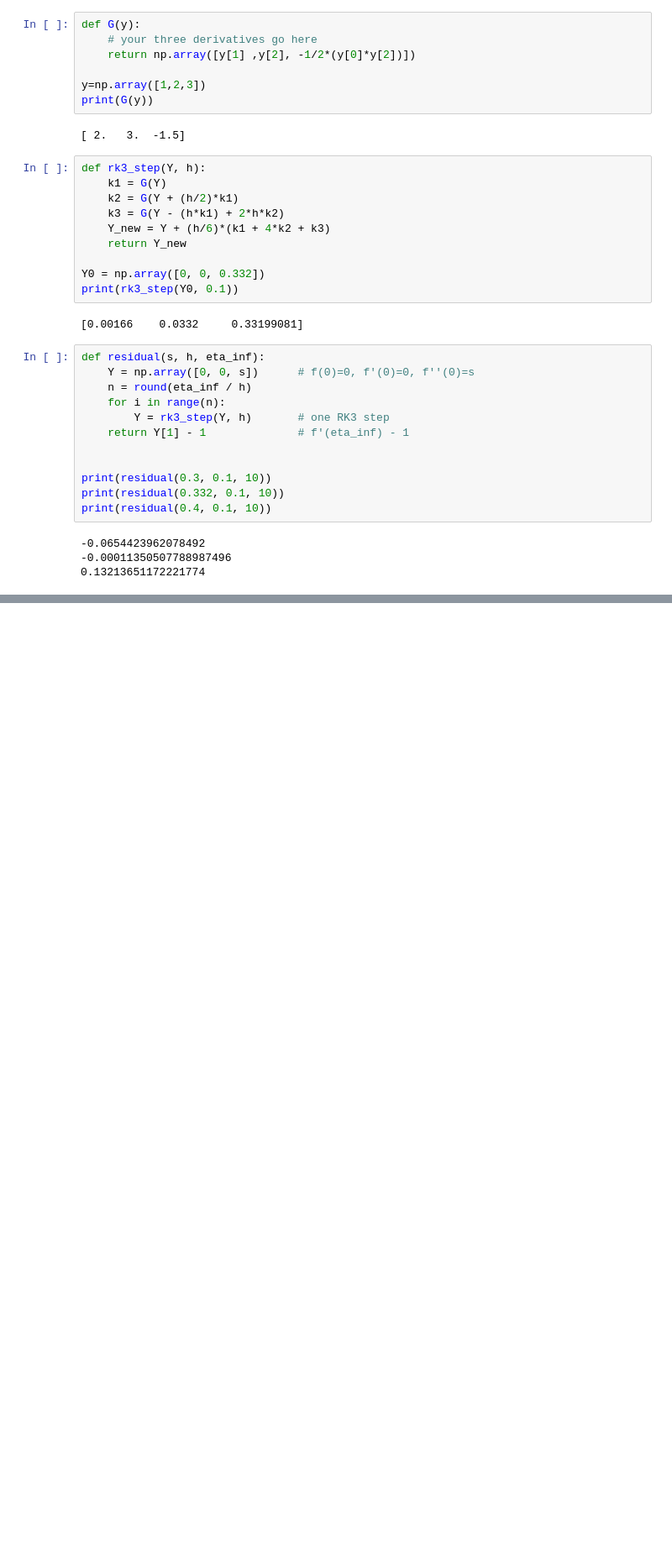
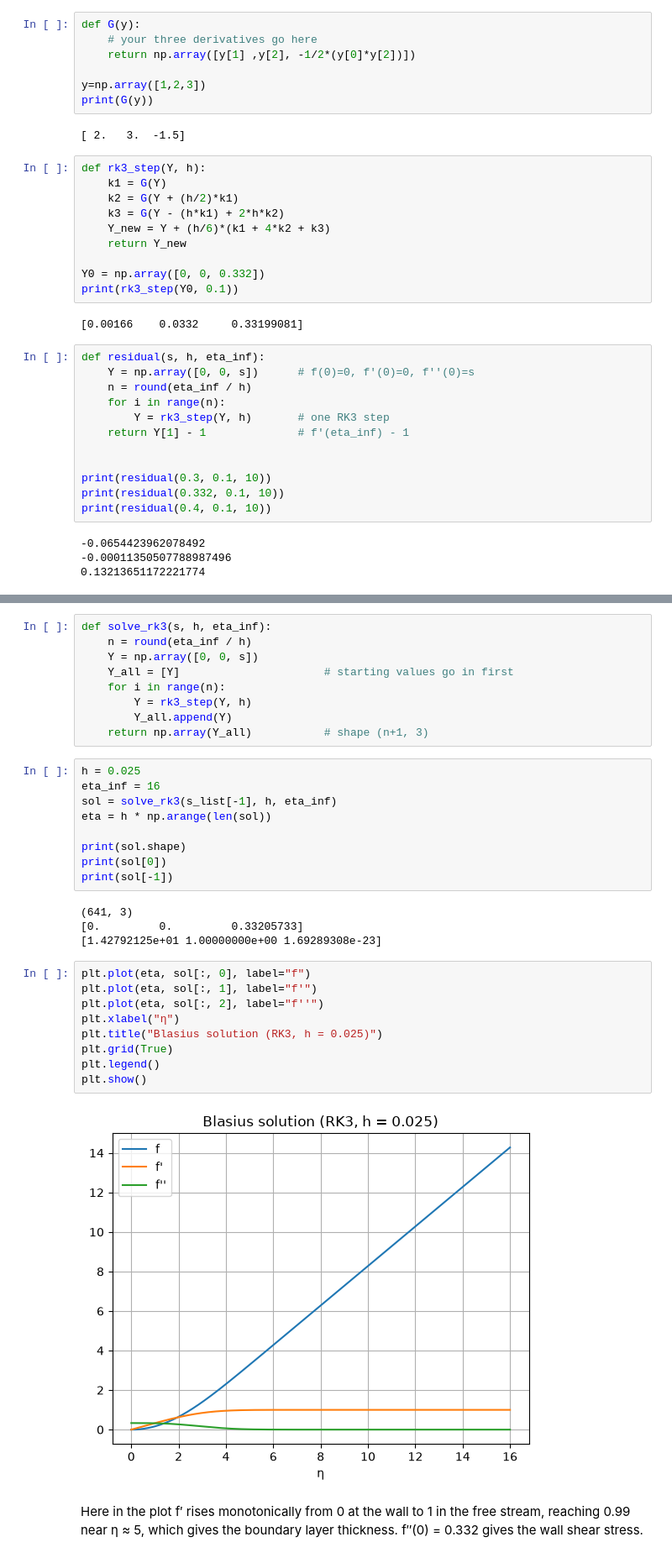
Before and after one commit to Atharva-Patil008/AE801_2026, a Jupyter notebook: numode_bvp/Atharva_BVP.ipynb, the cells around one changed output, grey strips where cells are left out. Shown at 84% size. Saved outputs shown, nothing was run; the diff lists cells and outputs as text; blank space fills up the shorter version.

```diff
--- a/numode_bvp/Atharva_BVP.ipynb
+++ b/numode_bvp/Atharva_BVP.ipynb
@@ -102,0 +114,35 @@ plt.show()
+# %%
+def solve_rk3(s, h, eta_inf):
+    n = round(eta_inf / h)
+    Y = np.array([0, 0, s])
+    Y_all = [Y]                      # starting values go in first
+    for i in range(n):
+        Y = rk3_step(Y, h)
+        Y_all.append(Y)
+    return np.array(Y_all)           # shape (n+1, 3)
+# %%
+h = 0.025
+eta_inf = 16
+sol = solve_rk3(s_list[-1], h, eta_inf)
+eta = h * np.arange(len(sol))
+
+print(sol.shape)
+print(sol[0])
+print(sol[-1])
+# %% [output]
+(641, 3)
+[0.         0.         0.33205733]
+[1.42792125e+01 1.00000000e+00 1.69289308e-23]
+# %%
+plt.plot(eta, sol[:, 0], label="f")
+plt.plot(eta, sol[:, 1], label="f'")
+plt.plot(eta, sol[:, 2], label="f''")
+plt.xlabel("η")
+plt.title("Blasius solution (RK3, h = 0.025)")
+plt.grid(True)
+plt.legend()
+plt.show()
+# %% [output]
+[figure, added]
+# %% [markdown]
+Here in the plot f′ rises monotonically from 0 at the wall to 1 in the free stream, reaching 0.99 near η ≈ 5, which gives the boundary layer thickness. f″(0) = 0.332 gives the wall shear stress.
```
Also changed, not shown: parts of 16 cells of this notebook.
